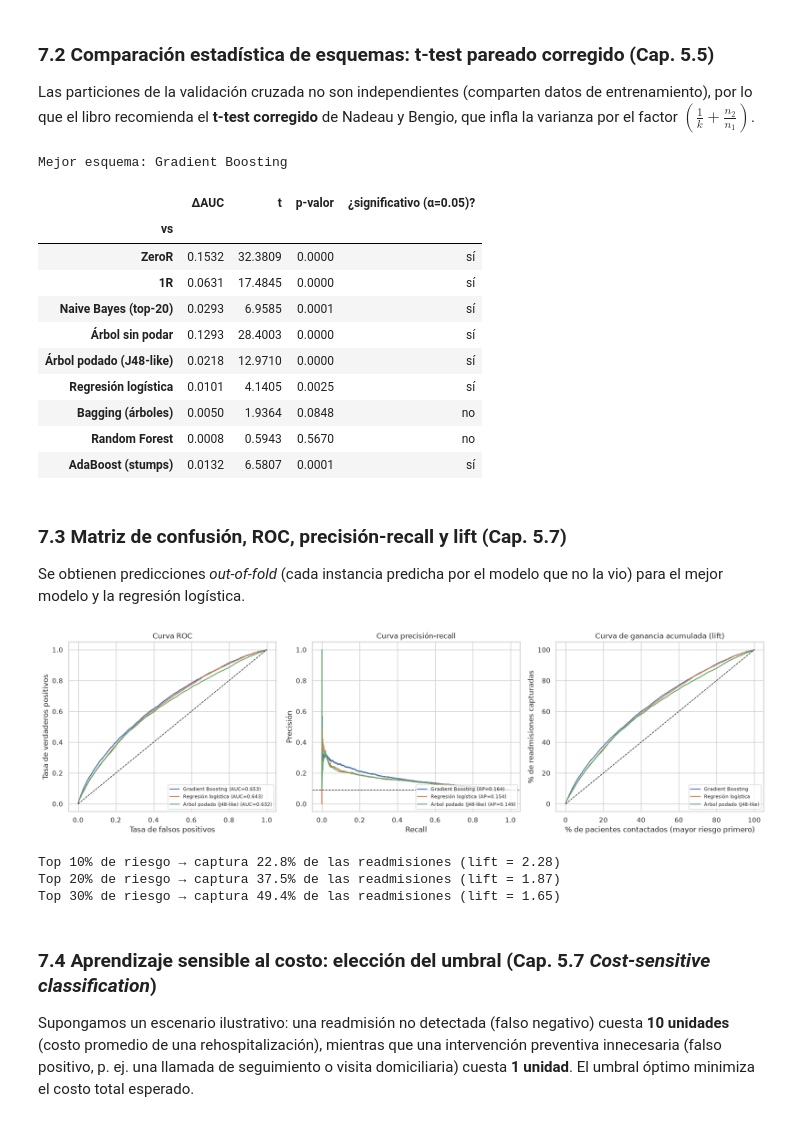
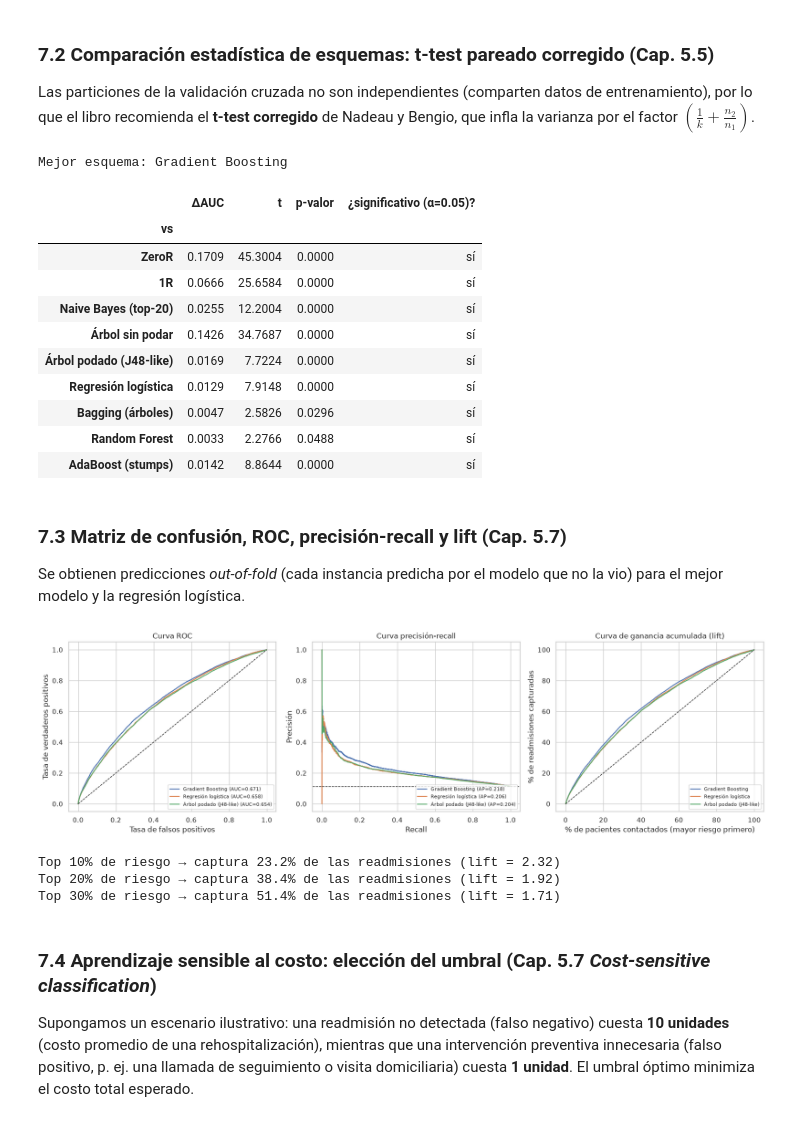
Before and after one commit to danielaestudio02-del/Diabetes, a Jupyter notebook: diabetes_data_mining.ipynb, the cells around one changed output. Cells and saved outputs as stored; diff of their text form; code cells hidden in the pictures.

```diff
--- a/diabetes_data_mining.ipynb
+++ b/diabetes_data_mining.ipynb
@@ -187,8 +188,10 @@ d = df.copy()
 n0 = len(d)
 d = d[d.gender != "Unknown/Invalid"]
 d = d[~d.discharge_disposition_id.isin([11, 13, 14, 19, 20, 21])]
-d = d.sort_values("encounter_id").drop_duplicates("patient_nbr", keep="first")
-print(f"Instancias: {n0} → {len(d)}  ({len(d)/n0:.1%} conservadas)")
+d = d.sort_values("encounter_id").reset_index(drop=True)
+groups = d.patient_nbr.values            # se usa para agrupar la validación, nunca como atributo
+print(f"Instancias: {n0} → {len(d)}  ({len(d)/n0:.1%} conservadas) | pacientes distintos: {d.patient_nbr.nunique():,}")
+print(f"Encuentros por paciente: media {len(d)/d.patient_nbr.nunique():.2f}, máx {d.patient_nbr.value_counts().max()}")
 
 near_const = [c for c in meds if d[c].value_counts(normalize=True).iloc[0] > 0.999]
 d = d.drop(columns=["weight"] + near_const + ids)
@@ -380,7 +389,7 @@ El **destino al alta**, el **número de diagnósticos**, las **hospitalizaciones
 # %%
 X = d[num_cols + cat_cols]
 y = d.y.values
-cv = StratifiedKFold(n_splits=10, shuffle=True, random_state=SEED)
+cv = StratifiedGroupKFold(n_splits=10, shuffle=True, random_state=SEED)
 
 onehot = ColumnTransformer([("num", StandardScaler(), num_cols),
                             ("cat", OneHotEncoder(handle_unknown="ignore", min_frequency=50), cat_cols)])
@@ -389,7 +398,7 @@ ordinal_tr = ColumnTransformer([("num", "passthrough", num_cols),
 
 results, fold_auc = {}, {}
 def evaluate(name, model, X_=X):
-    r = cross_validate(model, X_, y, cv=cv, n_jobs=-1,
+    r = cross_validate(model, X_, y, groups=groups, cv=cv, n_jobs=2,
                        scoring=["roc_auc", "accuracy", "precision", "recall", "f1", "average_precision"])
     results[name] = {k.replace("test_", ""): v.mean() for k, v in r.items() if k.startswith("test_")}
     fold_auc[name] = r["test_roc_auc"]
@@ -397,0 +410,12 @@ def evaluate(name, model, X_=X):
+# %%
+naive_cv = StratifiedKFold(n_splits=10, shuffle=True, random_state=SEED)
+shared = np.mean([len(set(groups[tr]) & set(groups[te])) / len(set(groups[te])) for tr, te in naive_cv.split(X, y)])
+print(f"Sin agrupar, {shared:.1%} de los pacientes de cada partición de prueba también están en entrenamiento.\n")
+checks = {"Regresión logística": Pipeline([("prep", onehot), ("clf", LogisticRegression(max_iter=2000, C=0.1, class_weight="balanced"))]),
+          "Árbol sin podar (memoriza)": Pipeline([("prep", ordinal_tr), ("clf", DecisionTreeClassifier(criterion="entropy", random_state=SEED))])}
+for name, m in checks.items():
+    a = cross_validate(m, X, y, cv=naive_cv, scoring="roc_auc", n_jobs=2)["test_score"]
+    b = cross_validate(m, X, y, groups=groups, cv=cv, scoring="roc_auc", n_jobs=2)["test_score"]
+    print(f"{name:<28} sin agrupar AUC = {a.mean():.4f} | agrupado AUC = {b.mean():.4f} | diferencia = {a.mean() - b.mean():+.4f}")
+for tr, te in cv.split(X, y, groups):
+    assert not set(groups[tr]) & set(groups[te])
@@ -524,9 +552,10 @@ k-NN requiere normalizar los atributos (Cap. 4.7 *Distance function*) y es sensi
 # %%
-Xs, _, ys, _ = train_test_split(X[top20], y, train_size=20000, stratify=y, random_state=SEED)
+idx = np.random.default_rng(SEED).choice(len(X), 20000, replace=False)
+Xs, ys, gs = X[top20].iloc[idx], y[idx], groups[idx]
 knn_prep = ColumnTransformer([("num", StandardScaler(), nb_num),
                               ("cat", OneHotEncoder(handle_unknown="ignore", min_frequency=50), nb_cat)])
 for k in [5, 25, 75]:
     knn = Pipeline([("prep", knn_prep), ("clf", KNeighborsClassifier(n_neighbors=k))])
-    r = cross_validate(knn, Xs, ys, cv=cv, scoring="roc_auc", n_jobs=-1)
+    r = cross_validate(knn, Xs, ys, groups=gs, cv=cv, scoring="roc_auc", n_jobs=2)
     print(f"k={k:<3} AUC={r['test_score'].mean():.3f} ± {r['test_score'].std():.3f}")
 # %% [output]
@@ -608,50 +637,50 @@ pd.DataFrame(rows).set_index("vs").round(4)
 Mejor esquema: Gradient Boosting
 |  | ΔAUC | t | p-valor | ¿significativo (α=0.05)? |
 | vs |  |  |  |  |
-| ZeroR | 0.1532 | 32.3809 | 0.0000 | sí |
-| 1R | 0.0631 | 17.4845 | 0.0000 | sí |
-| Naive Bayes (top-20) | 0.0293 | 6.9585 | 0.0001 | sí |
-| Árbol sin podar | 0.1293 | 28.4003 | 0.0000 | sí |
-| Árbol podado (J48-like) | 0.0218 | 12.9710 | 0.0000 | sí |
-| Regresión logística | 0.0101 | 4.1405 | 0.0025 | sí |
-| Bagging (árboles) | 0.0050 | 1.9364 | 0.0848 | no |
-| Random Forest | 0.0008 | 0.5943 | 0.5670 | no |
-| AdaBoost (stumps) | 0.0132 | 6.5807 | 0.0001 | sí |
+| ZeroR | 0.1709 | 45.3004 | 0.0000 | sí |
+| 1R | 0.0666 | 25.6584 | 0.0000 | sí |
+| Naive Bayes (top-20) | 0.0255 | 12.2004 | 0.0000 | sí |
+| Árbol sin podar | 0.1426 | 34.7687 | 0.0000 | sí |
+| Árbol podado (J48-like) | 0.0169 | 7.7224 | 0.0000 | sí |
+| Regresión logística | 0.0129 | 7.9148 | 0.0000 | sí |
+| Bagging (árboles) | 0.0047 | 2.5826 | 0.0296 | sí |
+| Random Forest | 0.0033 | 2.2766 | 0.0488 | sí |
+| AdaBoost (stumps) | 0.0142 | 8.8644 | 0.0000 | sí |
 # %% [markdown]
 ### 7.3 Matriz de confusión, ROC, precisión-recall y lift (Cap. 5.7)
 Se obtienen predicciones *out-of-fold* (cada instancia predicha por el modelo que no la vio) para el mejor modelo y la regresión logística.
 # %%
 models_cv = {
     "Gradient Boosting": Pipeline([("prep", ordinal_tr), ("clf", HistGradientBoostingClassifier(
         learning_rate=0.05, max_iter=300, max_leaf_nodes=15, min_samples_leaf=100, l2_regularization=1.0,
         categorical_features=cat_idx, class_weight="balanced", random_state=SEED))]),
     "Regresión logística": logreg,
     "Árbol podado (J48-like)": tree,
 }
-oof = {n: cross_val_predict(m, X, y, cv=cv, method="predict_proba", n_jobs=-1)[:, 1] for n, m in models_cv.items()}
+oof = {n: cross_val_predict(m, X, y, groups=groups, cv=cv, method="predict_proba", n_jobs=2)[:, 1] for n, m in models_cv.items()}
 
 fig, axes = plt.subplots(1, 3, figsize=(17, 5))
 for i, (n, p) in enumerate(oof.items()):
     fpr, tpr, _ = roc_curve(y, p); axes[0].plot(fpr, tpr, label=f"{n} (AUC={roc_auc_score(y, p):.3f})", color=f"C{i}")
     pr, rc, _ = precision_recall_curve(y, p); axes[1].plot(rc, pr, label=f"{n} (AP={average_precision_score(y, p):.3f})", color=f"C{i}")
     o = np.argsort(-p); cum = np.cumsum(y[o]) / y.sum(); frac = np.arange(1, len(y) + 1) / len(y)
     axes[2].plot(frac * 100, cum * 100, label=n, color=f"C{i}")
 axes[0].plot([0, 1], [0, 1], "k--", lw=1); axes[0].set(xlabel="Tasa de falsos positivos", ylabel="Tasa de verdaderos positivos", title="Curva ROC")
 axes[1].axhline(y.mean(), ls="--", color="k", lw=1); axes[1].set(xlabel="Recall", ylabel="Precisión", title="Curva precisión-recall")
 axes[2].plot([0, 100], [0, 100], "k--", lw=1); axes[2].set(xlabel="% de pacientes contactados (mayor riesgo primero)",
              ylabel="% de readmisiones capturadas", title="Curva de ganancia acumulada (lift)")
 for a in axes: a.legend(loc="lower right", fontsize=8)
 plt.tight_layout(); plt.show()
 
 p = oof["Gradient Boosting"]; o = np.argsort(-p)
 for pct in [10, 20, 30]:
     k = int(len(y) * pct / 100); cap = y[o[:k]].sum() / y.sum()
     print(f"Top {pct}% de riesgo → captura {cap:.1%} de las readmisiones (lift = {cap / (pct/100):.2f})")
 # %% [output]
-[figure, old version]
+[figure, new version]
-Top 10% de riesgo → captura 22.8% de las readmisiones (lift = 2.28)
-Top 20% de riesgo → captura 37.5% de las readmisiones (lift = 1.87)
-Top 30% de riesgo → captura 49.4% de las readmisiones (lift = 1.65)
+Top 10% de riesgo → captura 23.2% de las readmisiones (lift = 2.32)
+Top 20% de riesgo → captura 38.4% de las readmisiones (lift = 1.92)
+Top 30% de riesgo → captura 51.4% de las readmisiones (lift = 1.71)
 # %% [markdown]
 ### 7.4 Aprendizaje sensible al costo: elección del umbral (Cap. 5.7 *Cost-sensitive classification*)
 Supongamos un escenario ilustrativo: una readmisión no detectada (falso negativo) cuesta **10 unidades** (costo promedio de una rehospitalización), mientras que una intervención preventiva innecesaria (falso positivo, p. ej. una llamada de seguimiento o visita domiciliaria) cuesta **1 unidad**. El umbral óptimo minimiza el costo total esperado.
```
Also changed, not shown: parts of 44 cells of this notebook.
